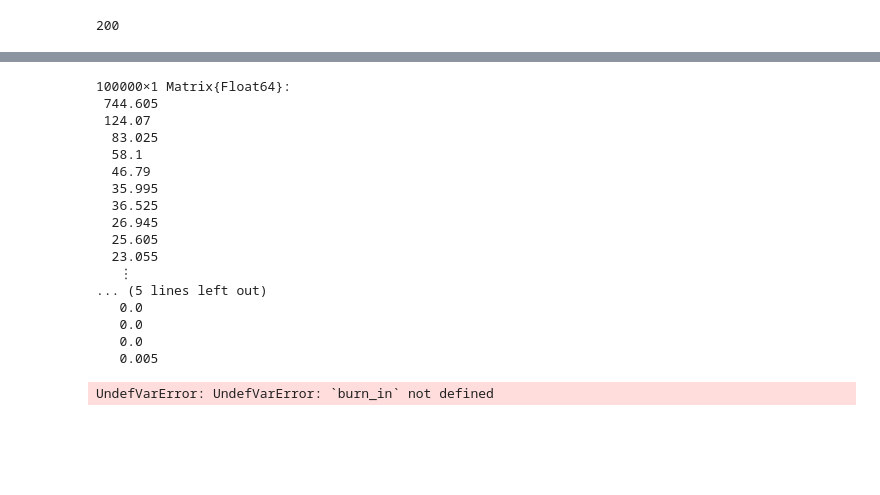
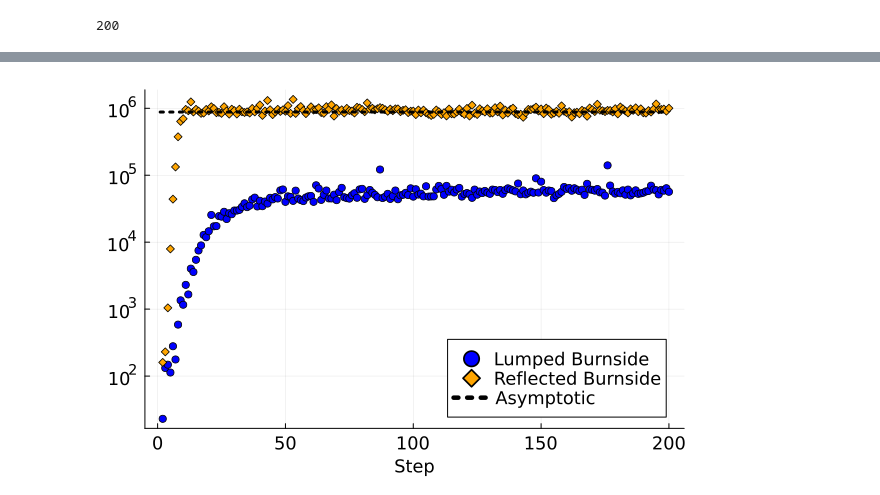
Before and after one commit to Michael-Howes/BurnsideProcess, a Jupyter notebook: Examples/partitions_comparision.ipynb, the cells around one changed output, grey strips where cells are left out. Drawn from its saved outputs; the diff is of its cells as text; code cells hidden in the pictures; blank space fills up the shorter version.

Commit message:
add figures

```diff
--- a/Examples/partitions_comparision.ipynb
+++ b/Examples/partitions_comparision.ipynb
@@ -5,12 +5,12 @@ Random.seed!(2025)
 # %% [output]
 TaskLocalRNG()
 # %%
-k = 5
+k = 10
 n = 10^k
 reps = 200
 # %% [output]
 200
 # %%
-lumped = lumped_burnside(n, n)
+lumped = lumped_burnside(n, reps)
 reflected = reflected_burnside(n, reps)
 # %% [output]
@@ -84,26 +34,29 @@ hline!([mu], linestyle=:dash, label="Theoretical")
-# %%
-sum(reflected, dims = 2)/reps
-# %% [output]
-100000×1 Matrix{Float64}:
- 744.605
- 124.07
-  83.025
-  58.1
-  46.79
-  35.995
-  36.525
-  26.945
-  25.605
-  23.055
-   ⋮
-... (5 lines left out)
-   0.0
-   0.0
-   0.0
-   0.005
-# %%
-
-scatter(burn_in:reps, parts_reflected[burn_in:reps], label = "Reflected Burnside")
-hline!([mu], linestyle=:dash, label="Theoretical")
-# %% [output]
-UndefVarError: UndefVarError: `burn_in` not defined
+# %%
+font_size=12
+parts_lumped = [num_parts(lumped[:,i]) for i in 1:reps]
+parts_reflected = [num_parts(reflected[:,i]) for i in 1:reps]
+burn_in = 2
+mu = log(sqrt(6*n)/pi)*sqrt(6*n)/pi
+plt = scatter(burn_in:reps,
+        parts_lumped[burn_in:reps],
+        label = "Lumped Burnside",
+        marker = (:circle, 4),
+        color = :blue,
+        yscale = :log10,
+        legend = :bottomright,
+        xtickfontsize=font_size,
+        ytickfontsize=font_size,
+        formatter = identity,
+        legendfontsize=font_size)
+scatter!(plt,
+burn_in:reps,
+        parts_reflected[burn_in:end],
+        label = "Reflected Burnside",
+        marker = (:diamond, 4),
+        color = :orange)
+plot!(plt, 1:reps, ones(reps).* mu, linestyle=:dot, color =:black,  label="Asymptotic",linewidth=3)
+xlabel!(plt, "Step", xguidefontsize=font_size)
+savefig("../Figures/parts_comparision_1e$k.pdf")
+plt
+# %% [output]
+[figure, added]
```
Also changed, not shown: parts of 9 cells of this notebook, 5 other files.
